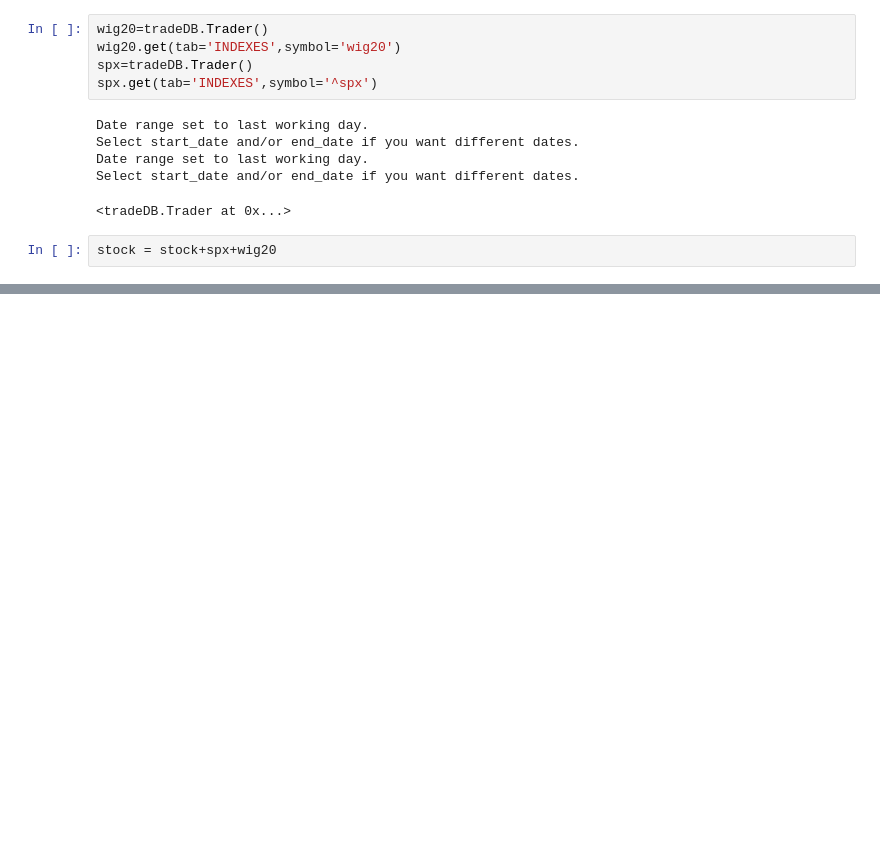
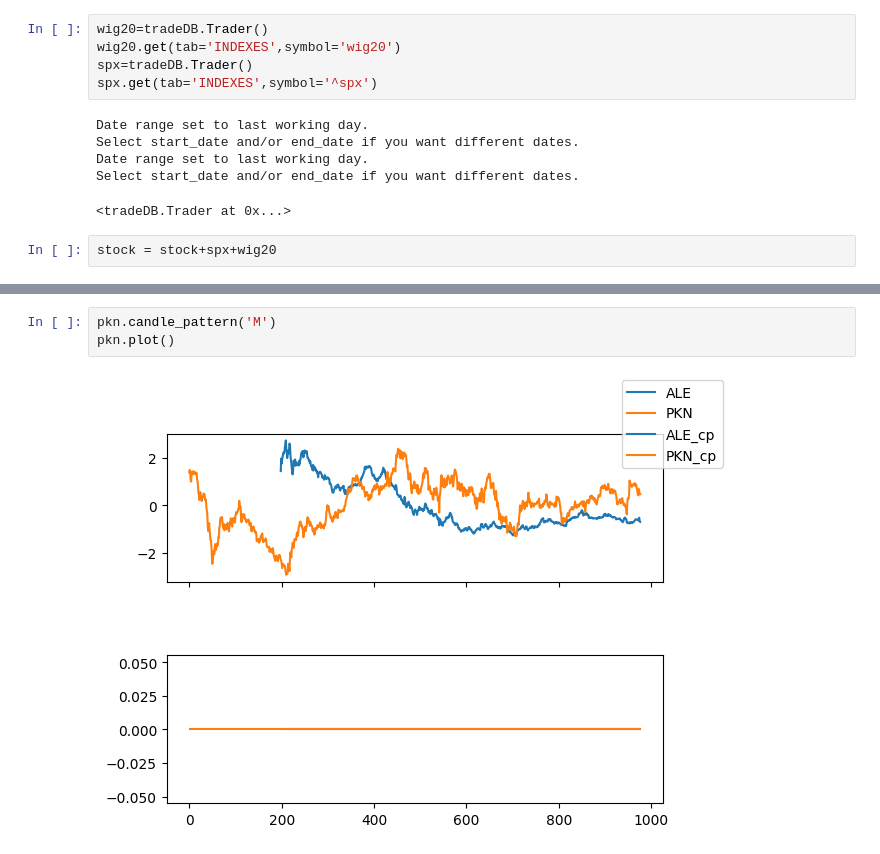
Before and after one commit to zielaskowski/tradeDB, a Jupyter notebook: dev/stooq.ipynb, the cells around one changed output, grey strips where cells are left out. Saved outputs shown, nothing was run; the diff lists cells and outputs as text; blank space fills up the shorter version.

```diff
--- a/dev/stooq.ipynb
+++ b/dev/stooq.ipynb
@@ -68 +80,6 @@ pkn.plot()
+# %%
+pkn.candle_pattern('M')
+pkn.plot()
+# %% [output]
+[figure, added]
 # %%
```
Also changed, not shown: parts of 11 cells of this notebook, 2 other files.
